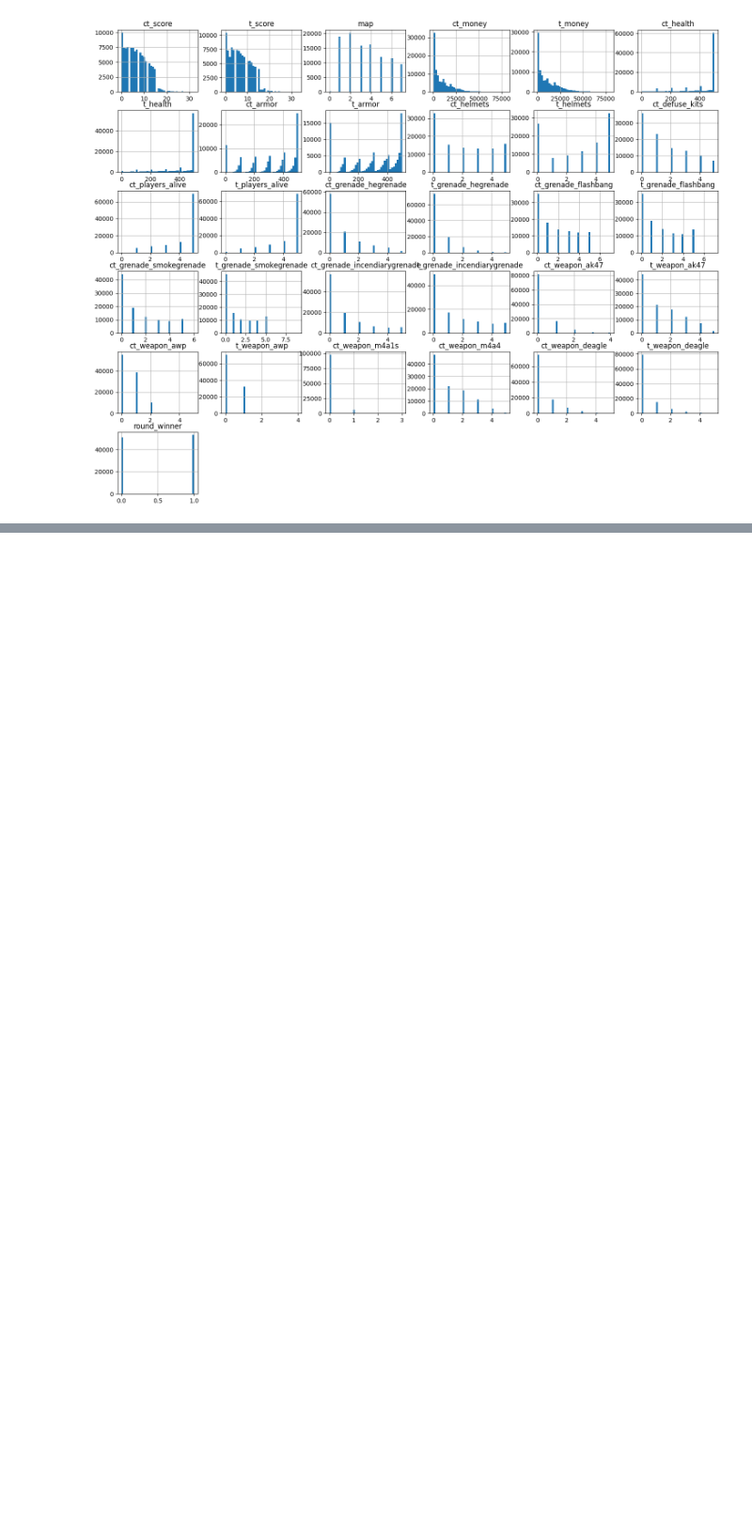
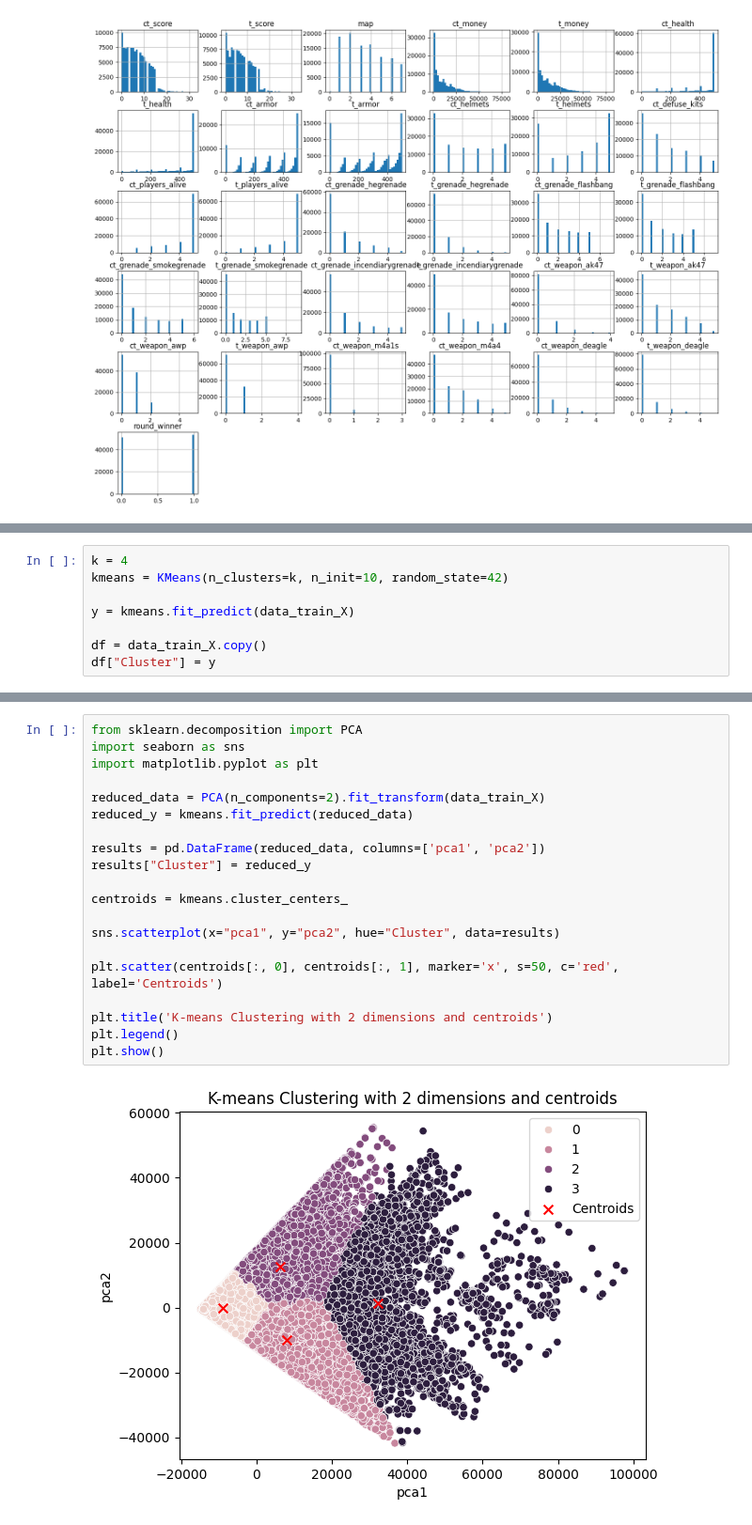
Before and after one commit to PNUAITeam13/CS-GO_Round_Winner_Clustering, a Jupyter notebook: csgo_rounds_winner.ipynb, the cells around one changed output, grey strips where cells are left out. Shown at 94% size. Cells and saved outputs as stored; diff of their text form; blank space fills up the shorter version.

```diff
--- a/csgo_rounds_winner.ipynb
+++ b/csgo_rounds_winner.ipynb
@@ -112,0 +197,8 @@ vizual.hist()
+# %%
+k = 4
+kmeans = KMeans(n_clusters=k, n_init=10, random_state=42)
+
+y = kmeans.fit_predict(data_train_X)
+
+df = data_train_X.copy()
+df["Cluster"] = y
@@ -112,0 +220,22 @@ vizual.hist()
+# %%
+from sklearn.decomposition import PCA
+import seaborn as sns
+import matplotlib.pyplot as plt
+
+reduced_data = PCA(n_components=2).fit_transform(data_train_X)
+reduced_y = kmeans.fit_predict(reduced_data)
+
+results = pd.DataFrame(reduced_data, columns=['pca1', 'pca2'])
+results["Cluster"] = reduced_y
+
+centroids = kmeans.cluster_centers_
+
+sns.scatterplot(x="pca1", y="pca2", hue="Cluster", data=results)
+
+plt.scatter(centroids[:, 0], centroids[:, 1], marker='x', s=50, c='red', label='Centroids')
+
+plt.title('K-means Clustering with 2 dimensions and centroids')
+plt.legend()
+plt.show()
+# %% [output]
+[figure, added]
```
Also changed, not shown: parts of 11 cells of this notebook.
